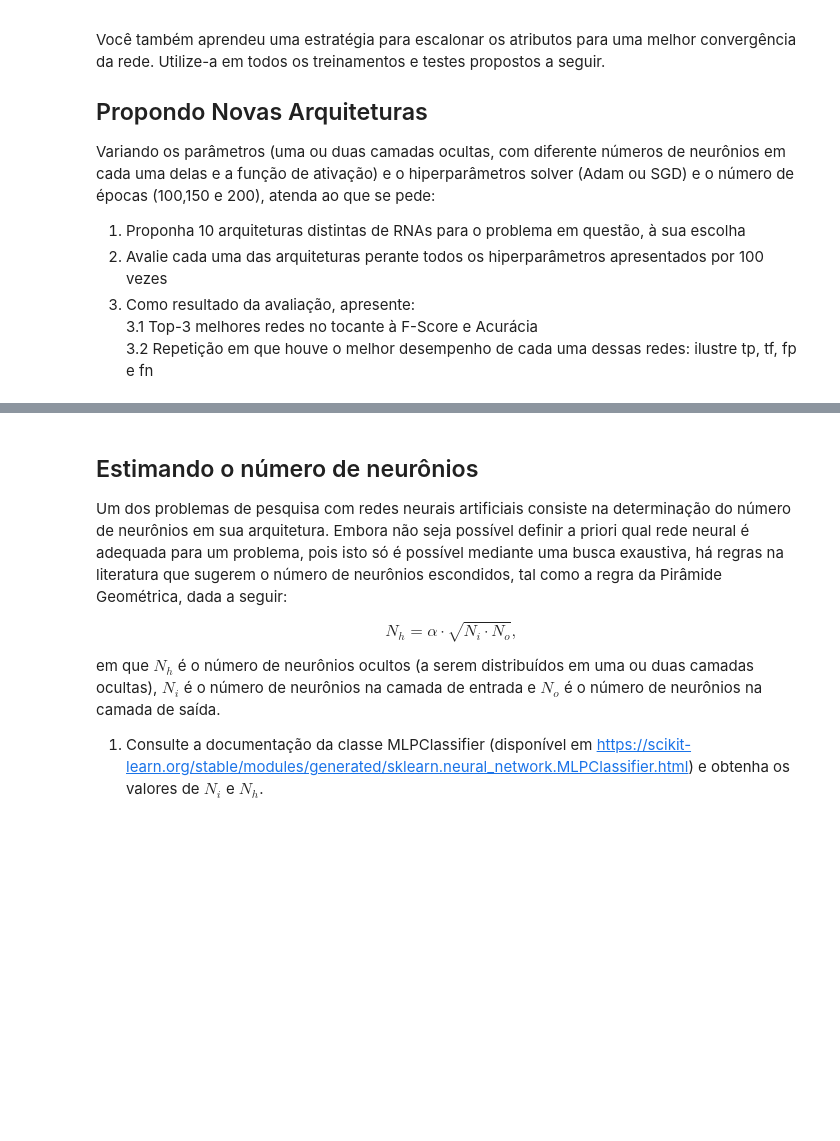
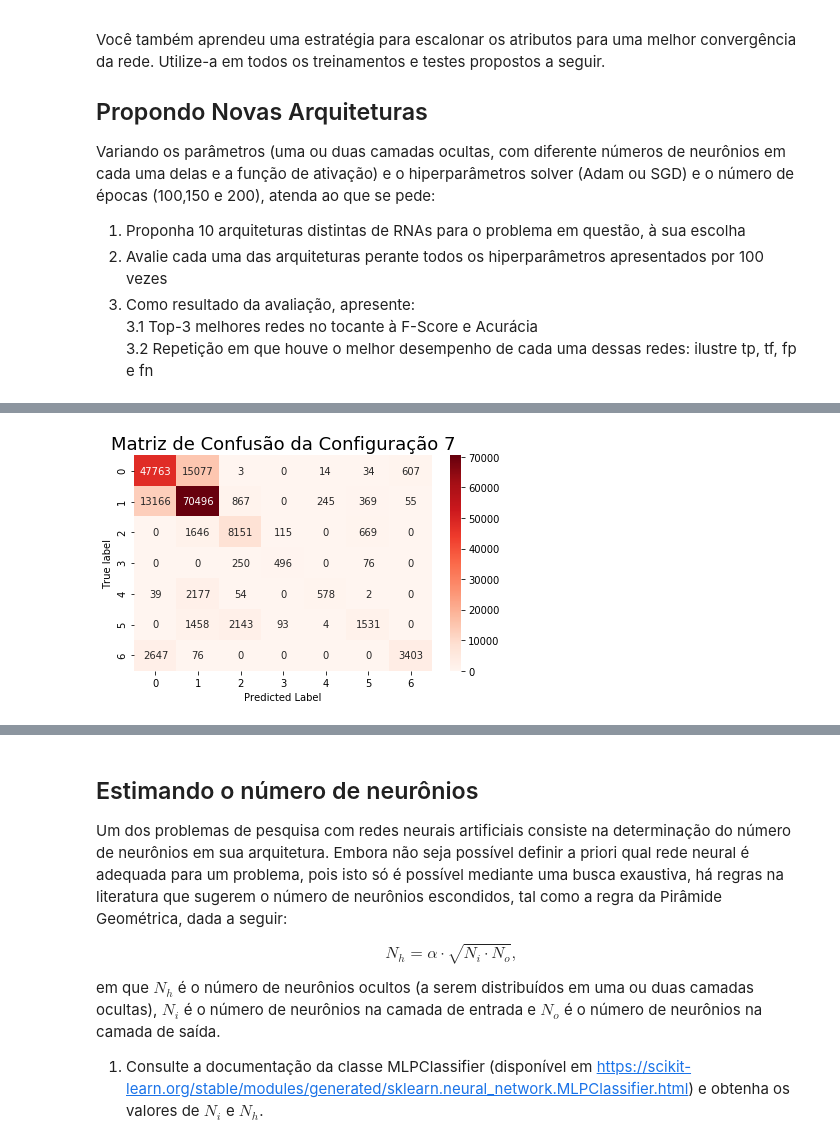
Before and after one commit to elloa-uea/projeto-pratico-3-ao-infinito-e-so, a Jupyter notebook: notebooks/PP3.3 - Proposição e Avaliação de RNAs.ipynb, the cells around one changed output, grey strips where cells are left out. Drawn from its saved outputs; the diff is of its cells as text; code cells hidden in the pictures; blank space fills up the shorter version.

```diff
--- a/notebooks/PP3.3 - Proposição e Avaliação de RNAs.ipynb
+++ b/notebooks/PP3.3 - Proposição e Avaliação de RNAs.ipynb
@@ -230,0 +245,9 @@ Variando  os parâmetros (uma ou duas camadas ocultas, com diferente números de
+# %%
+df_confgs = pd.DataFrame(np.array(conf).reshape(10,5), columns = ["Camadas",
+                    'Função de Ativação',
+                    'Hiperparametro',
+                    'Épocas',
+                    'Neurônios'])
+
+df_confgs["Épocas"] = pd.to_numeric(df_confgs["Épocas"])
+print (df_confgs)
@@ -230,0 +357,26 @@ Variando  os parâmetros (uma ou duas camadas ocultas, com diferente números de
+# %%
+vetor_top = [7, 2, 5]
+# %%
+
+def fit(neuronios, func_ativacao, hiperparametro, epocas):
+
+    mlp = MLPClassifier(hidden_layer_sizes=neuronios, activation= func_ativacao, solver= hiperparametro, max_iter=epocas, verbose= False)
+    mlp.fit(X_train_std, Y_train)
+    predictions = mlp.predict(X_test_std)
+
+    return(predictions)
+# %%
+resultados = []
+for i in vetor_top:
+    resultados.append(fit(df_confgs['Neurônios'][i], df_confgs['Função de Ativação'][i], df_confgs['Hiperparametro'][i], df_confgs['Épocas'][i]))
+# %%
+
+fig, ax = plt.subplots()
+sns.heatmap(confusion_matrix(Y_test, resultados[0]), annot=True,
+            ax=ax, fmt='d', cmap='Reds')
+ax.set_title("Matriz de Confusão da Configuração 7", fontsize=18)
+ax.set_ylabel("True label")
+ax.set_xlabel("Predicted Label")
+plt.tight_layout()
+# %% [output]
+[figure, added]
```
Also changed, not shown: parts of 11 cells of this notebook.
